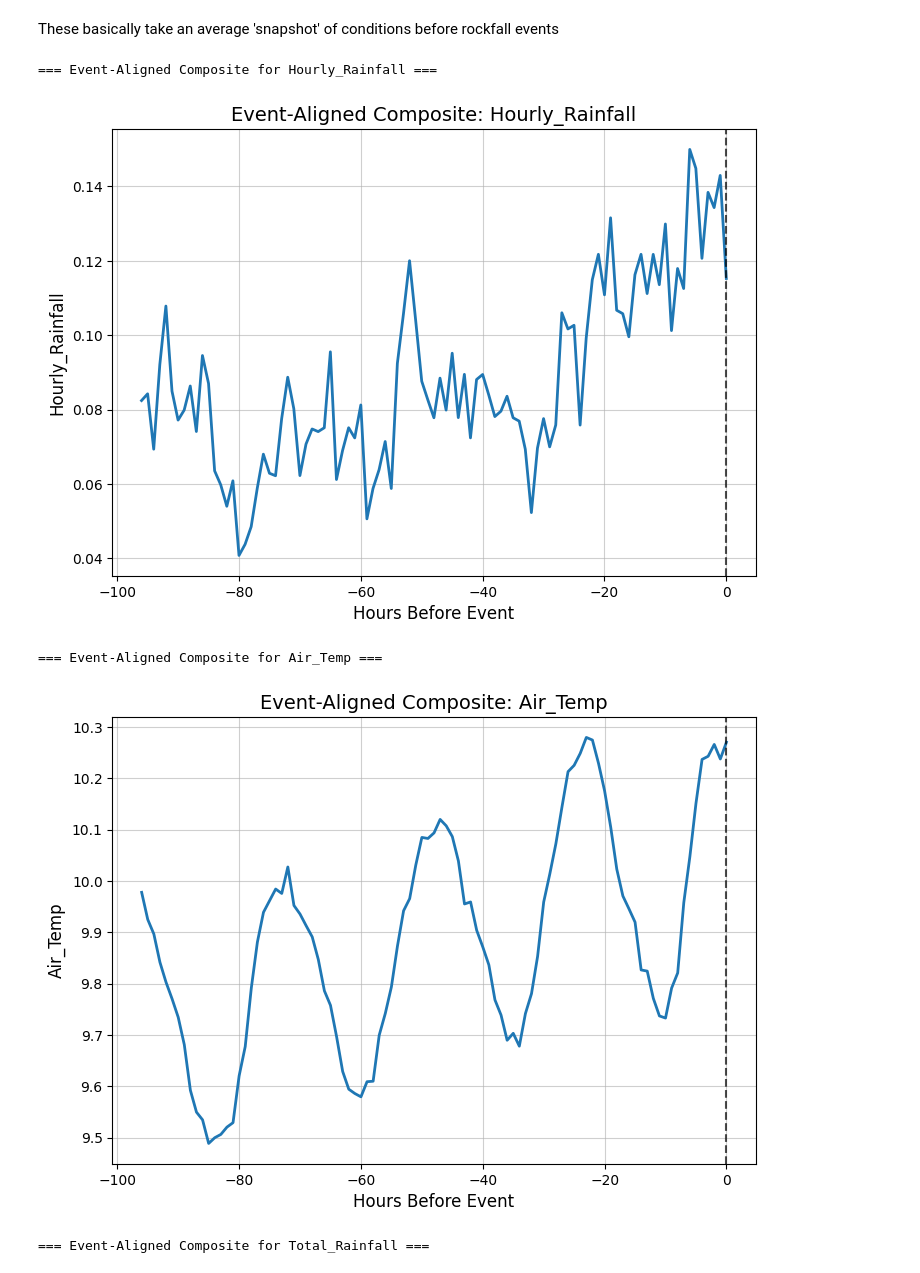
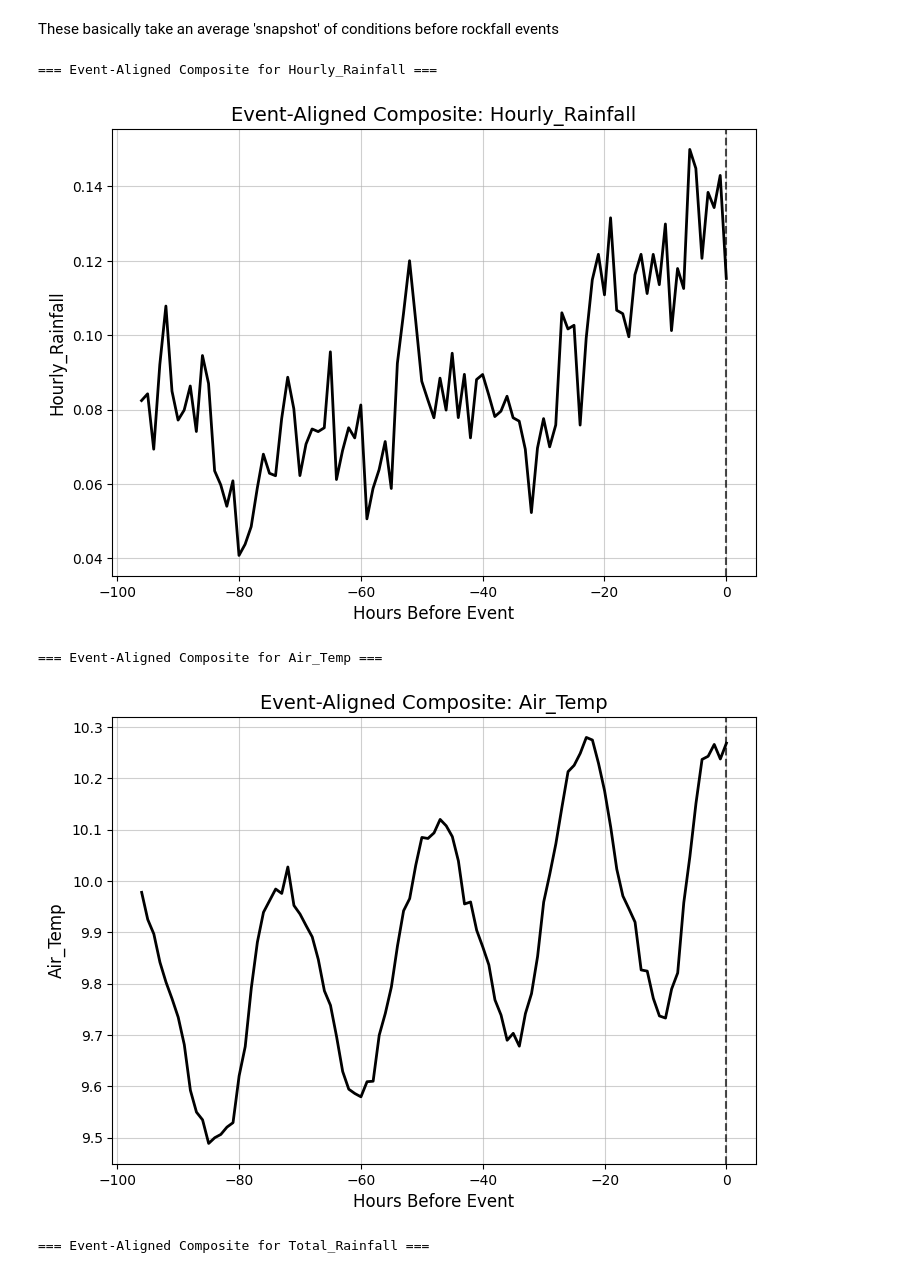
Before and after one commit to glwat/Durham_Masters, a Jupyter notebook: Autocorrelation_Analysis.ipynb, the cells around one changed output. Saved outputs shown, nothing was run; the diff lists cells and outputs as text; code cells hidden in the pictures.

```diff
--- a/Autocorrelation_Analysis.ipynb
+++ b/Autocorrelation_Analysis.ipynb
@@ -606,7 +614,7 @@ These basically take an average 'snapshot' of conditions before rockfall events
 import numpy as np
 import pandas as pd
 
-def extract_event_windows(df, event_col, value_col, time_col='DateTime',
+def extract_event_windows(df, event_col, value_col, time_col='Datetime',
                           window_hours=96):
     """
     Extracts windows of environmental data before each rockfall event.
@@ -647,11 +655,8 @@ def compute_composite(windows):
 
     return np.nanmean(windows, axis=0)
 # %%
-# ============================================================
-# Codeblock O — Plot Event-Aligned Composite
-# ============================================================
-
 import matplotlib.pyplot as plt
+import numpy as np
 
 def plot_composite(composite, window_hours=48, value_col="Variable"):
     if composite is None:
@@ -661,12 +666,18 @@ def plot_composite(composite, window_hours=48, value_col="Variable"):
     hours = np.arange(-window_hours, 1)  # -48h to 0h
 
     plt.figure(figsize=(8.3, 5.8))
-    plt.plot(hours, composite, linewidth=2)
+
+    # Black line, slightly thicker for clarity
+    plt.plot(hours, composite, color="black", linewidth=2)
+
+    # Zero-hour reference line
     plt.axvline(0, color='k', linestyle='--', alpha=0.7)
+
     plt.xlabel("Hours Before Event", fontsize=12)
     plt.ylabel(value_col, fontsize=12)
     plt.title(f"Event-Aligned Composite: {value_col}", fontsize=14)
     plt.grid(alpha=0.6)
+
     plt.show()
 # %%
 # ============================================================
@@ -674,36 +685,41 @@ def plot_composite(composite, window_hours=48, value_col="Variable"):
 # ============================================================
 
 environmental_vars = [
     'Hourly_Rainfall',
     'Air_Temp',
     'Total_Rainfall',
-    'Relative_Humidity'
+    'Relative_Humidity',
+    'Tmean',
+    'Tmax',
+    'Ref_Mean',
+    'Ref_Max'
+    # Add or remove variables as needed
 ]
 
 event_col = 'Rockfall_Occurrence'
 window_hours = 96
 
 for var in environmental_vars:
     print(f"\n=== Event-Aligned Composite for {var} ===")
 
     windows = extract_event_windows(
         df_agg,
         event_col=event_col,
         value_col=var,
-        time_col='DateTime',
+        time_col='Datetime',
         window_hours=window_hours
     )
 
     composite = compute_composite(windows)
 
     plot_composite(
         composite,
         window_hours=window_hours,
         value_col=var
     )
 # %% [output]
 === Event-Aligned Composite for Hourly_Rainfall ===
-[figure, old version]
+[figure, new version]
 === Event-Aligned Composite for Air_Temp ===
-[figure, old version]
+[figure, new version]
 === Event-Aligned Composite for Total_Rainfall ===
```
Also changed, not shown: parts of 2 cells of this notebook.
